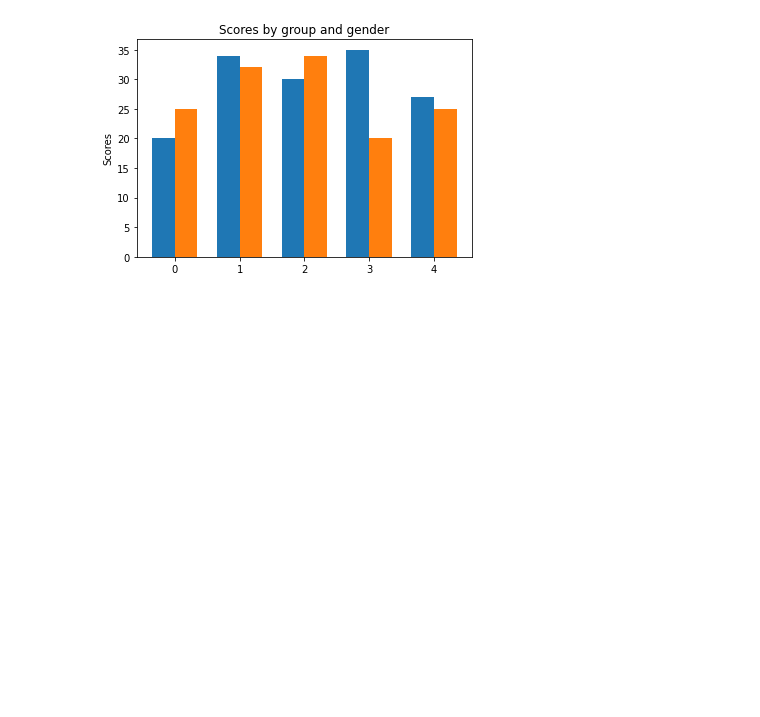
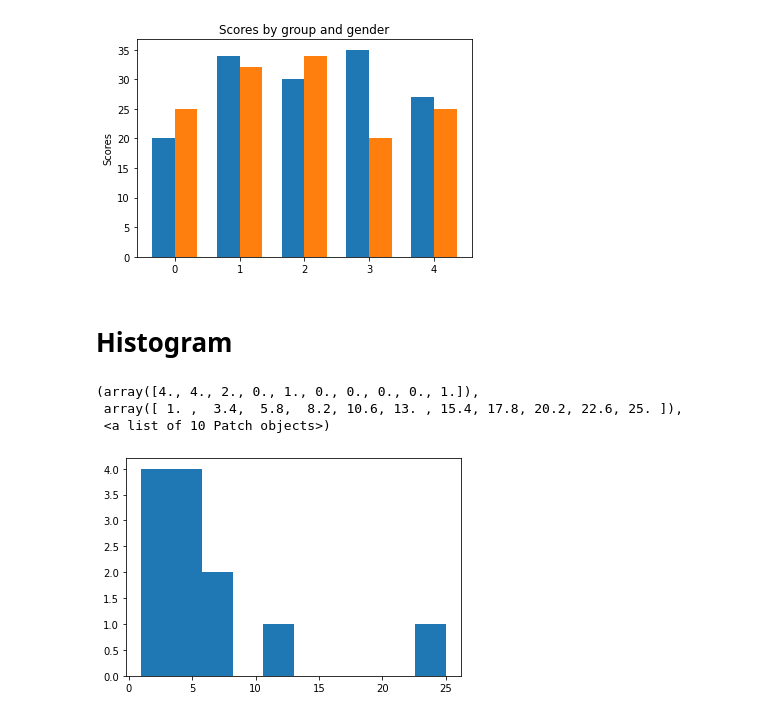
Before and after one commit to kanyaweeud/KKU_data_mining, a Jupyter notebook: Data102.ipynb, the cells around one changed output. Saved outputs shown, nothing was run; the diff lists cells and outputs as text; code cells hidden in the pictures; blank space fills up the shorter version.

```diff
--- a/Data102.ipynb
+++ b/Data102.ipynb
@@ -316,3 +316,14 @@ plt.title('Scores by group and gender')
 # %% [output]
 Text(0.5, 1.0, 'Scores by group and gender')
 [figure]
+# %% [markdown]
+# Histogram
+# %%
+x=[12,25,7,7,1,1,1,1,5,5,5,5]
+# %%
+plt.hist(x)
+# %% [output]
+(array([4., 4., 2., 0., 1., 0., 0., 0., 0., 1.]),
+ array([ 1. ,  3.4,  5.8,  8.2, 10.6, 13. , 15.4, 17.8, 20.2, 22.6, 25. ]),
+ <a list of 10 Patch objects>)
+[figure, added]
```
Also changed, not shown: parts of 1 cell of this notebook.
